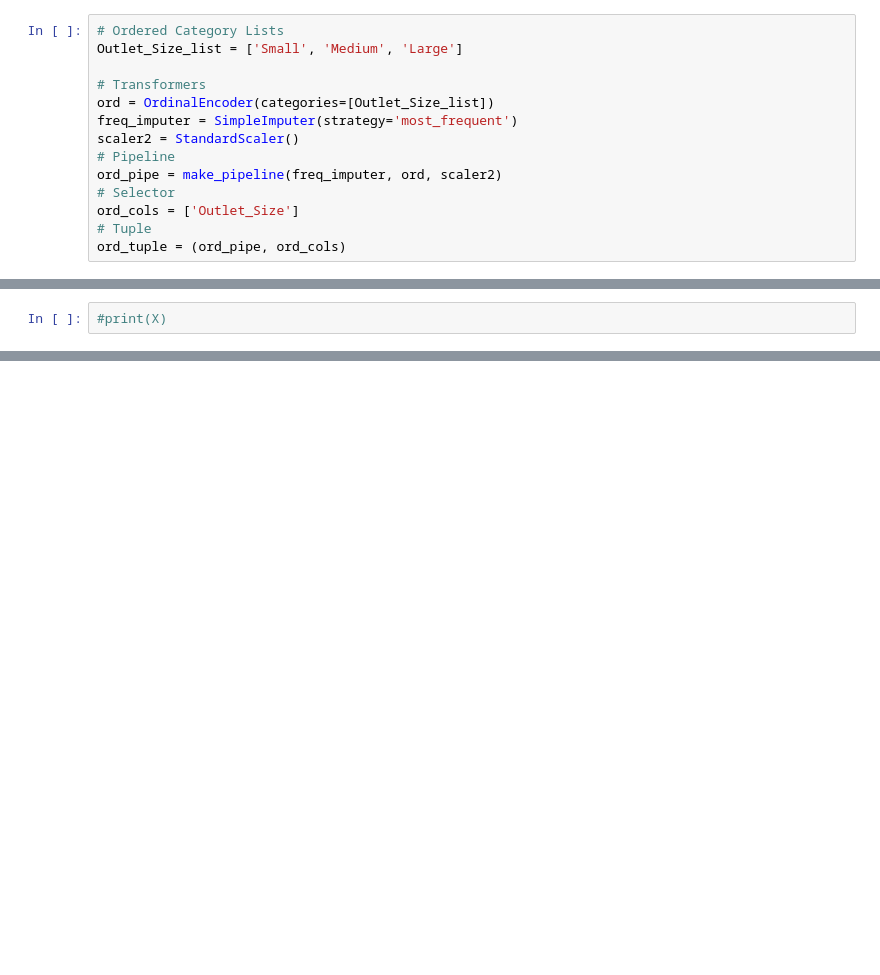
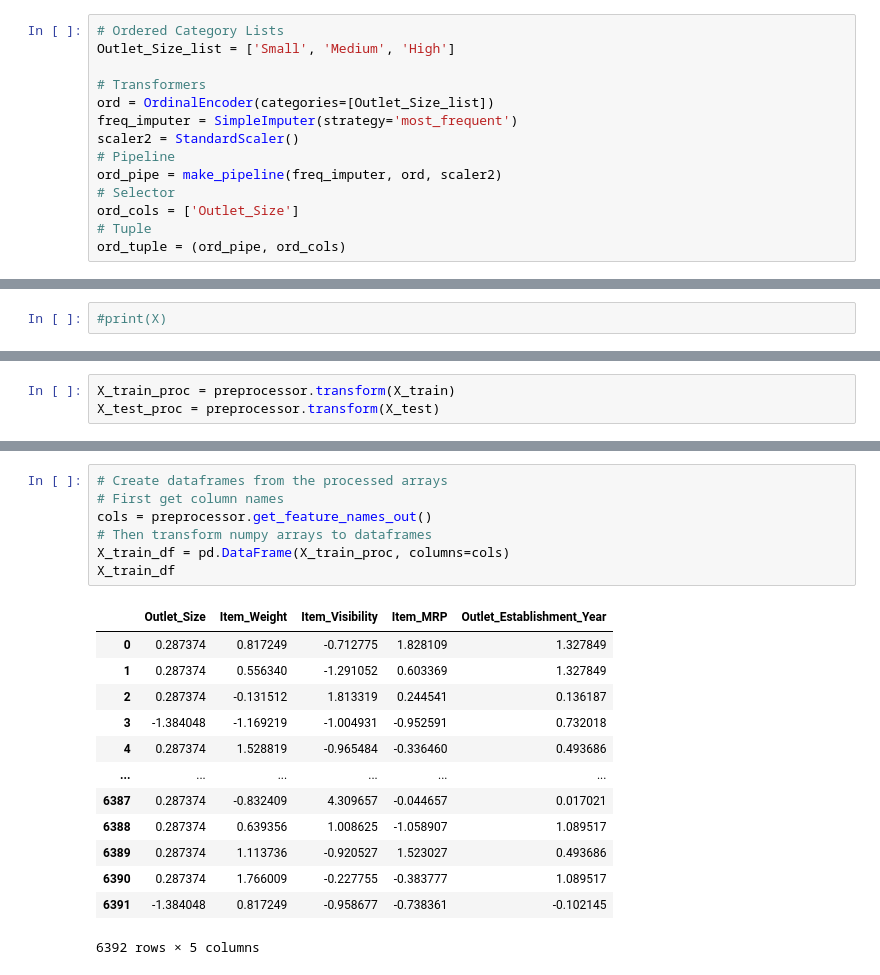
Before and after one commit to RosaR02/Project-1---part-1, a Jupyter notebook: SalesPredictionV.ipynb, the cells around one changed output, grey strips where cells are left out. Cells and saved outputs as stored; diff of their text form; blank space fills up the shorter version.

```diff
--- a/SalesPredictionV.ipynb
+++ b/SalesPredictionV.ipynb
@@ -115,7 +117,7 @@ array(['Medium', nan, 'High', 'Small'], dtype=object)
 #df['Item_Weight'].unique()
 # %%
 # Ordered Category Lists
-Outlet_Size_list = ['Small', 'Medium', 'Large']
+Outlet_Size_list = ['Small', 'Medium', 'High']
 
 # Transformers
 ord = OrdinalEncoder(categories=[Outlet_Size_list])
@@ -192,0 +201,3 @@ ValueError: ignored
+# %%
+X_train_proc = preprocessor.transform(X_train)
+X_test_proc = preprocessor.transform(X_test)
@@ -192,0 +214,21 @@ ValueError: ignored
+# %%
+# Create dataframes from the processed arrays
+# First get column names
+cols = preprocessor.get_feature_names_out()
+# Then transform numpy arrays to dataframes
+X_train_df = pd.DataFrame(X_train_proc, columns=cols)
+X_train_df
+# %% [output]
+|  | Outlet_Size | Item_Weight | Item_Visibility | Item_MRP | Outlet_Establishment_Year |
+| 0 | 0.287374 | 0.817249 | -0.712775 | 1.828109 | 1.327849 |
+| 1 | 0.287374 | 0.556340 | -1.291052 | 0.603369 | 1.327849 |
+| 2 | 0.287374 | -0.131512 | 1.813319 | 0.244541 | 0.136187 |
+| 3 | -1.384048 | -1.169219 | -1.004931 | -0.952591 | 0.732018 |
+| 4 | 0.287374 | 1.528819 | -0.965484 | -0.336460 | 0.493686 |
+| ... | ... | ... | ... | ... | ... |
+| 6387 | 0.287374 | -0.832409 | 4.309657 | -0.044657 | 0.017021 |
+| 6388 | 0.287374 | 0.639356 | 1.008625 | -1.058907 | 1.089517 |
+| 6389 | 0.287374 | 1.113736 | -0.920527 | 1.523027 | 0.493686 |
+| 6390 | 0.287374 | 1.766009 | -0.227755 | -0.383777 | 1.089517 |
+| 6391 | -1.384048 | 0.817249 | -0.958677 | -0.738361 | -0.102145 |
+6392 rows × 5 columns
```
Also changed, not shown: parts of 8 cells of this notebook.
